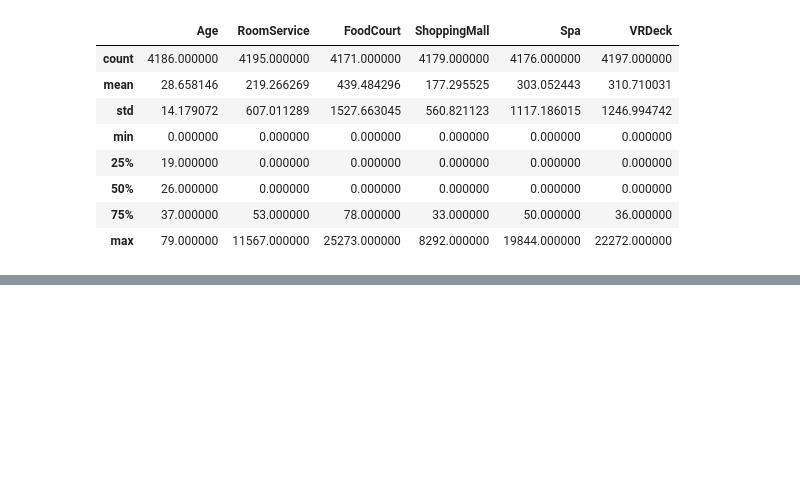
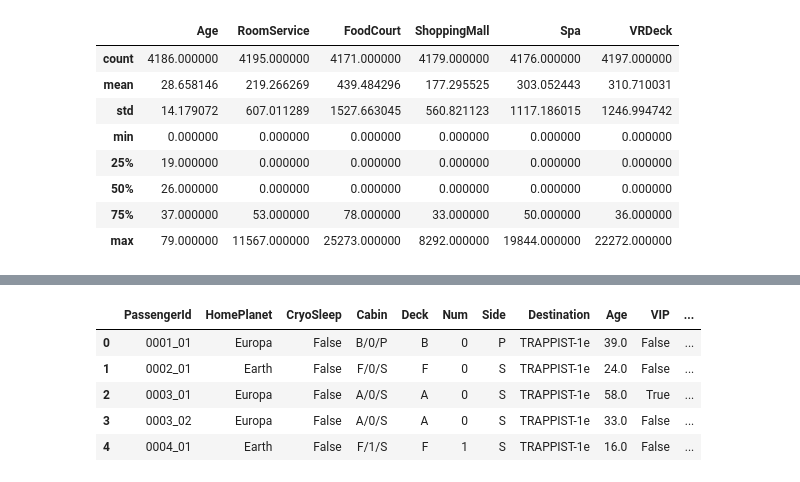
Before and after one commit to ResearchMethodsGroupAssignment/Kaggle_Challenge_Team2, a Jupyter notebook: Kaggle_team2_Titanic.ipynb, the cells around one changed output, grey strips where cells are left out. Cells and saved outputs as stored; diff of their text form; code cells hidden in the pictures; blank space fills up the shorter version.

```diff
--- a/Kaggle_team2_Titanic.ipynb
+++ b/Kaggle_team2_Titanic.ipynb
@@ -96,0 +154,28 @@ test.describe()
+# %%
+# Transform for data visualization
+train[['Deck','Num','Side']]= train['Cabin'].str.split('/',expand=True,)
+test[['Deck','Num','Side']]= train['Cabin'].str.split('/',expand=True,)
+
+train= train[['PassengerId', 'HomePlanet', 'CryoSleep', 'Cabin', 'Deck', 'Num', 'Side', 'Destination', 'Age',
+       'VIP', 'RoomService', 'FoodCourt', 'ShoppingMall', 'Spa', 'VRDeck', 'Name', 'Transported']]
+test= test[['PassengerId', 'HomePlanet', 'CryoSleep', 'Cabin', 'Deck', 'Num', 'Side', 'Destination', 'Age',
+       'VIP', 'RoomService', 'FoodCourt', 'ShoppingMall', 'Spa', 'VRDeck', 'Name']]
+
+# Fill in missing values
+train[['RoomService','FoodCourt','ShoppingMall','Spa','VRDeck']] = train[['RoomService','FoodCourt','ShoppingMall','Spa','VRDeck']].fillna(0)
+test[['RoomService','FoodCourt','ShoppingMall','Spa','VRDeck']] = test[['RoomService','FoodCourt','ShoppingMall','Spa','VRDeck']].fillna(0)
+
+train['Age'] =train['Age'].fillna(train['Age'].median())
+test['Age'] =test['Age'].fillna(test['Age'].median())
+
+train['VIP'] =train['VIP'].fillna(False)
+test['VIP'] =test['VIP'].fillna(False)
+
+train['HomePlanet'] =train['HomePlanet'].fillna('Mars')
+test['HomePlanet'] =test['HomePlanet'].fillna('Mars')
+
+train['Destination']=train['Destination'].fillna("PSO J318.5-22")
+test['Destination']=test['Destination'].fillna("PSO J318.5-22")
+
+train['CryoSleep'] =train['CryoSleep'].fillna(False)
+test['CryoSleep'] =test['CryoSleep'].fillna(False)
@@ -96,0 +203,9 @@ test.describe()
+# %%
+train.head()
+# %% [output]
+|  | PassengerId | HomePlanet | CryoSleep | Cabin | Deck | Num | Side | Destination | Age | VIP | ... |
+| 0 | 0001_01 | Europa | False | B/0/P | B | 0 | P | TRAPPIST-1e | 39.0 | False | ... |
+| 1 | 0002_01 | Earth | False | F/0/S | F | 0 | S | TRAPPIST-1e | 24.0 | False | ... |
+| 2 | 0003_01 | Europa | False | A/0/S | A | 0 | S | TRAPPIST-1e | 58.0 | True | ... |
+| 3 | 0003_02 | Europa | False | A/0/S | A | 0 | S | TRAPPIST-1e | 33.0 | False | ... |
+| 4 | 0004_01 | Earth | False | F/1/S | F | 1 | S | TRAPPIST-1e | 16.0 | False | ... |
```
Also changed, not shown: parts of 7 cells of this notebook.
